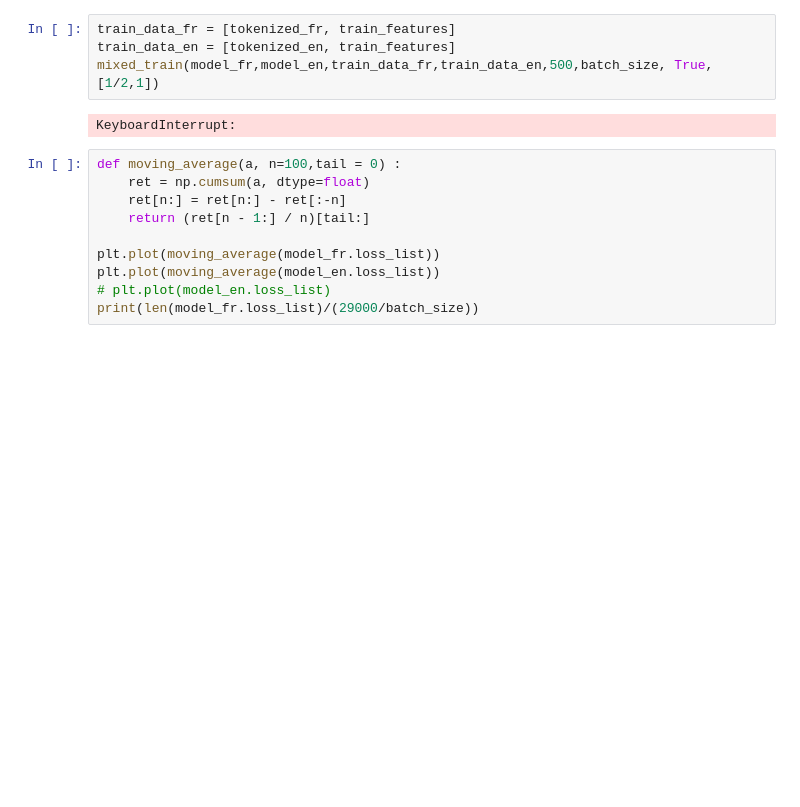
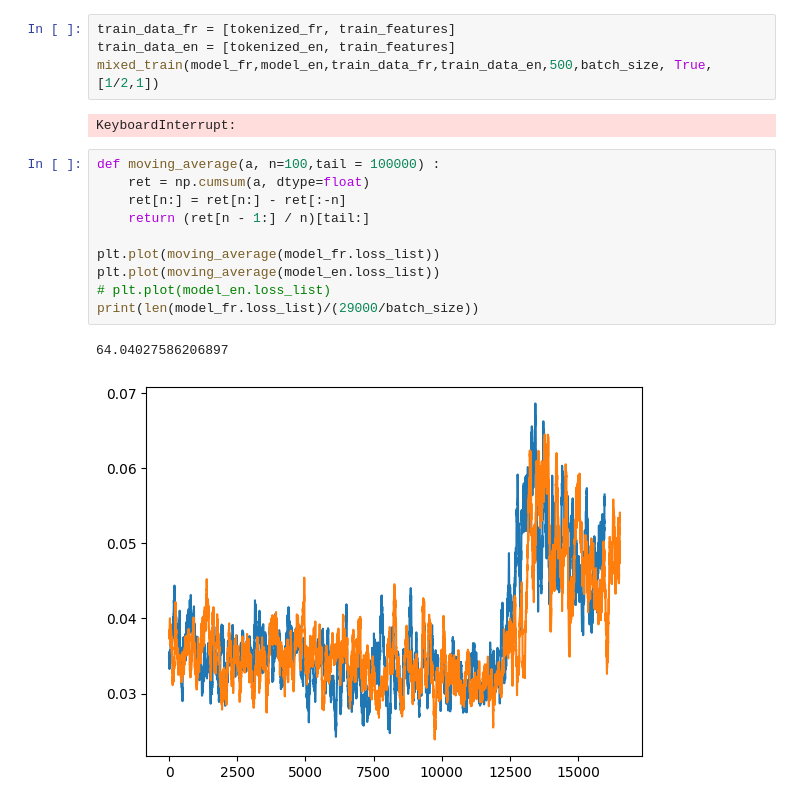
Before and after one commit to Tordjx/UMMT, a Jupyter notebook: Core model files/main_notebook.ipynb, the cells around one changed output. Saved outputs shown, nothing was run; the diff lists cells and outputs as text; blank space fills up the shorter version.

```diff
--- a/Core model files/main_notebook.ipynb
+++ b/Core model files/main_notebook.ipynb
@@ -62,15 +62,18 @@ mixed_train(model_fr,model_en,train_data_fr,train_data_en,500,batch_size, True,[
 # %% [output]
 KeyboardInterrupt:
 # %%
-def moving_average(a, n=100,tail = 0) :
+def moving_average(a, n=100,tail = 100000) :
     ret = np.cumsum(a, dtype=float)
     ret[n:] = ret[n:] - ret[:-n]
     return (ret[n - 1:] / n)[tail:]
 
 plt.plot(moving_average(model_fr.loss_list))
 plt.plot(moving_average(model_en.loss_list))
 # plt.plot(model_en.loss_list)
 print(len(model_fr.loss_list)/(29000/batch_size))
+# %% [output]
+64.04027586206897
+[figure, added]
 # %%
 torch.save(model_fr.state_dict(), "tordjx/model_fr")
 torch.save(model_en.state_dict(), "tordjx/model_en")
```
Also changed, not shown: parts of 4 cells of this notebook, 1 other file.
